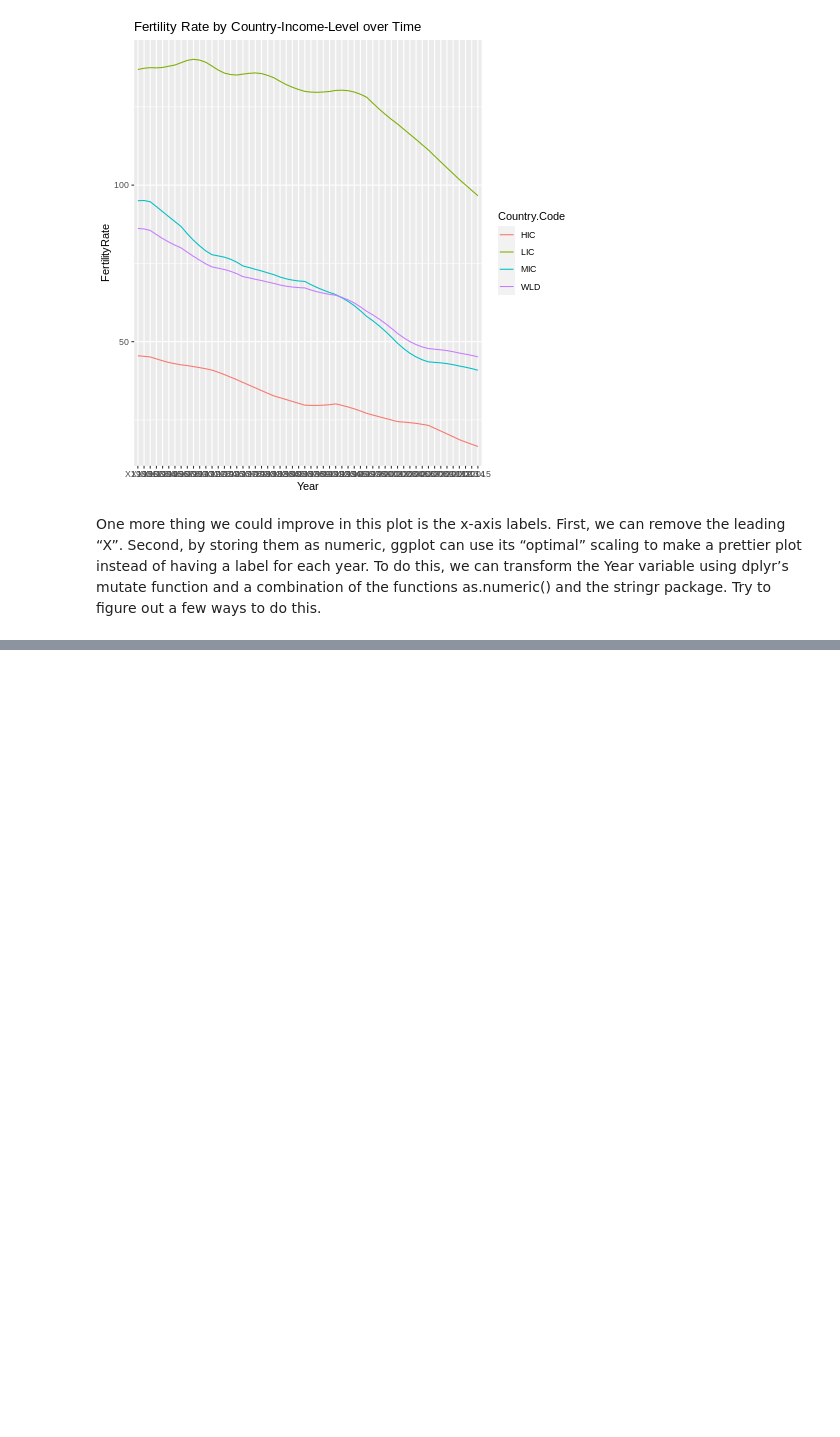
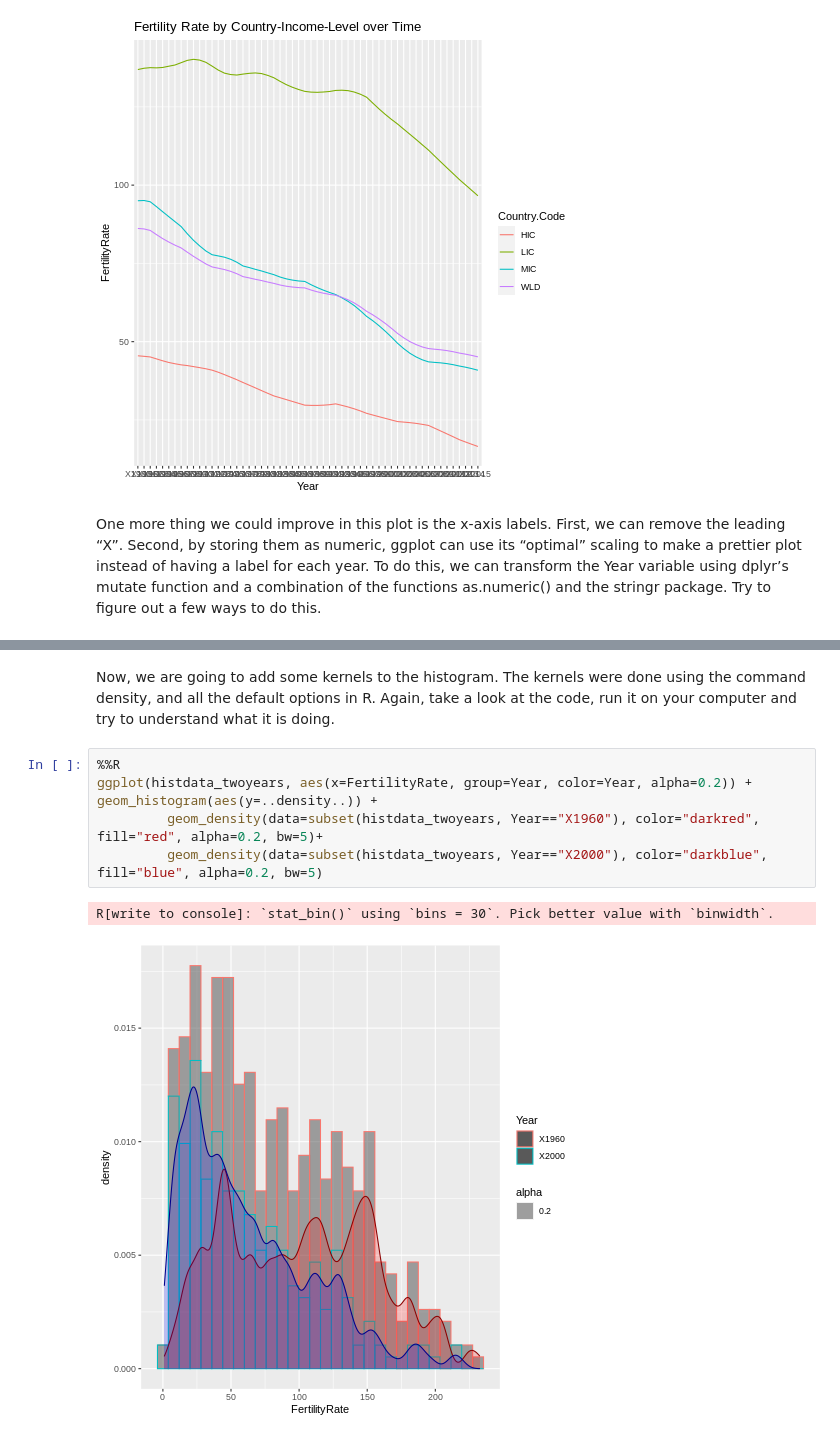
Before and after one commit to dataqueenpend/MIT_DataAnalysisForSocialScientists, a Jupyter notebook: r_notes.ipynb, the cells around one changed output, grey strips where cells are left out. Drawn from its saved outputs; the diff is of its cells as text; blank space fills up the shorter version.

```diff
--- a/r_notes.ipynb
+++ b/r_notes.ipynb
@@ -907,0 +953,10 @@ One more thing we could improve in this plot is the x-axis labels. First, we can
+# %% [markdown]
+Now, we are going to add some kernels to the histogram. The kernels were done using the command density, and all the default options in R. Again, take a look at the code, run it on your computer and try to understand what it is doing.
+# %%
+%%R
+ggplot(histdata_twoyears, aes(x=FertilityRate, group=Year, color=Year, alpha=0.2)) +        geom_histogram(aes(y=..density..)) +
+         geom_density(data=subset(histdata_twoyears, Year=="X1960"), color="darkred", fill="red", alpha=0.2, bw=5)+
+         geom_density(data=subset(histdata_twoyears, Year=="X2000"), color="darkblue", fill="blue", alpha=0.2, bw=5)
+# %% [output]
+R[write to console]: `stat_bin()` using `bins = 30`. Pick better value with `binwidth`.
+[figure, added]
```
Also changed, not shown: parts of 19 cells of this notebook.
